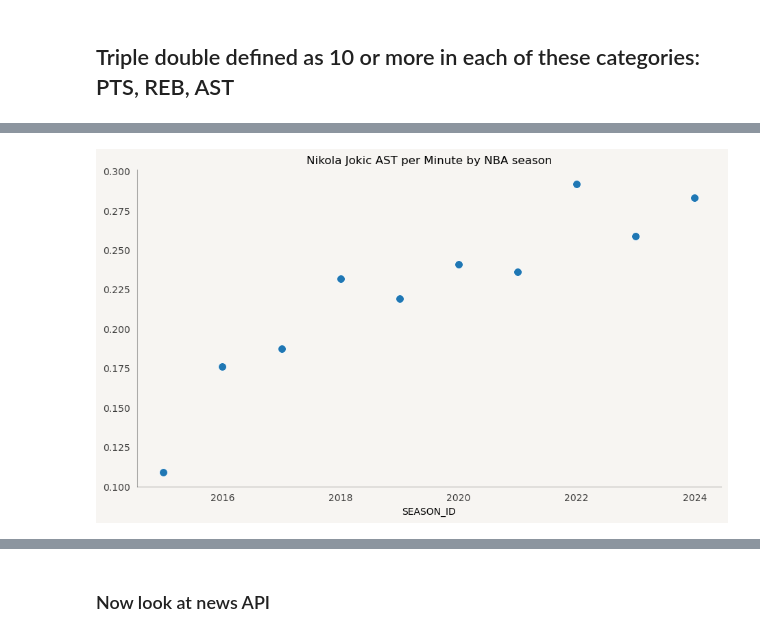
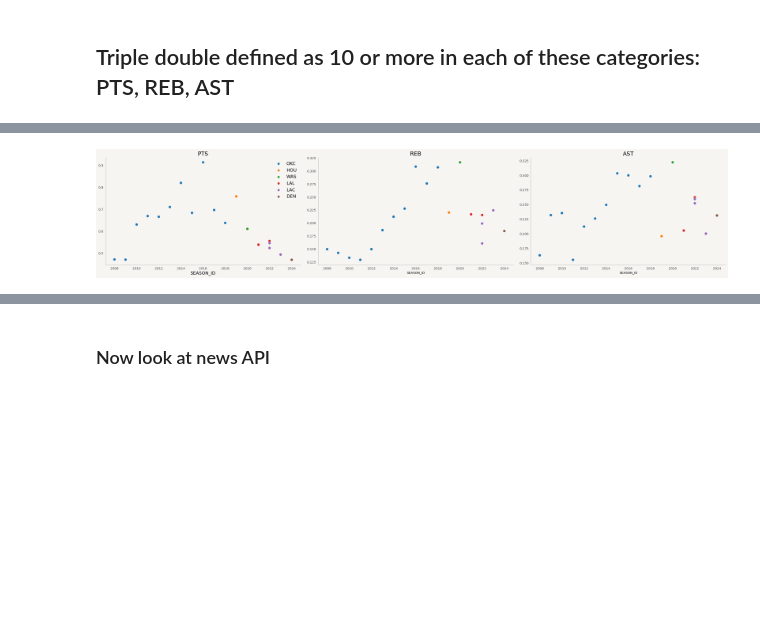
Before and after one commit to lonswaymar/NuggetAnalysis, a Jupyter notebook: notebooks/gather_data.ipynb, the cells around one changed output, grey strips where cells are left out. Drawn from its saved outputs; the diff is of its cells as text; code cells hidden in the pictures; blank space fills up the shorter version.

```diff
--- a/notebooks/gather_data.ipynb
+++ b/notebooks/gather_data.ipynb
@@ -158,16 +77,34 @@ plt.show()
-# %%
-fig, ax = plt.subplots(figsize=figsize)
-fig.set_facecolor(facecolor)
-ax.set_facecolor(facecolor)
-years = jk["SEASON_ID"].apply(lambda year: int(year[0:4]))
-
-astPerMinute = jk["AST"]/jk["MIN"]
-
-sns.scatterplot(x=years, y=astPerMinute, s=74)
-tidy_axes(ax)
-ax.set_title("Nikola Jokic AST per Minute by NBA season")
-
-plt.savefig("../images/jk_ast_per_minute.png")
-plt.show()
-# %% [output]
-[figure, removed]
+# %%
+fig, (ax1, ax2, ax3) = plt.subplots(1,3, figsize=subplotFigsize)
+fig.set_facecolor(facecolor)
+ax1.set_facecolor(facecolor)
+ax2.set_facecolor(facecolor)
+ax3.set_facecolor(facecolor)
+tidy_axes(ax1)
+tidy_axes(ax2)
+tidy_axes(ax3)
+
+
+years = wb["SEASON_ID"].apply(lambda year: int(year[0:4]))
+
+pointsPerMinute = wb["PTS"]/wb["MIN"]
+reboundsPerMinute = wb["REB"]/wb["MIN"]
+assistsPerMinute = wb["AST"]/wb["MIN"]
+
+sns.scatterplot(x=years, y=pointsPerMinute, hue=wb["TEAM_ABBREVIATION"], s=74, ax=ax1)
+sns.scatterplot(x=years, y=reboundsPerMinute, hue=wb["TEAM_ABBREVIATION"], s=74, ax=ax2)
+sns.scatterplot(x=years, y=assistsPerMinute, hue=wb["TEAM_ABBREVIATION"], s=74, ax=ax3)
+ax1.set_title("PTS", fontsize=18)
+ax2.set_title("REB", fontsize=18)
+ax3.set_title("AST", fontsize=18)
+
+ax1.legend(frameon=False, fontsize=14)
+ax2.legend().set_visible(False)
+ax3.legend().set_visible(False)
+
+ax1.set_xlabel("SEASON_ID", fontsize=14)
+plt.tight_layout(pad=2)
+
+plt.savefig("../images/wb_stats_per_minute.png")
+# %% [output]
+[figure, added]
```
Also changed, not shown: parts of 10 cells of this notebook, 4 other files.
